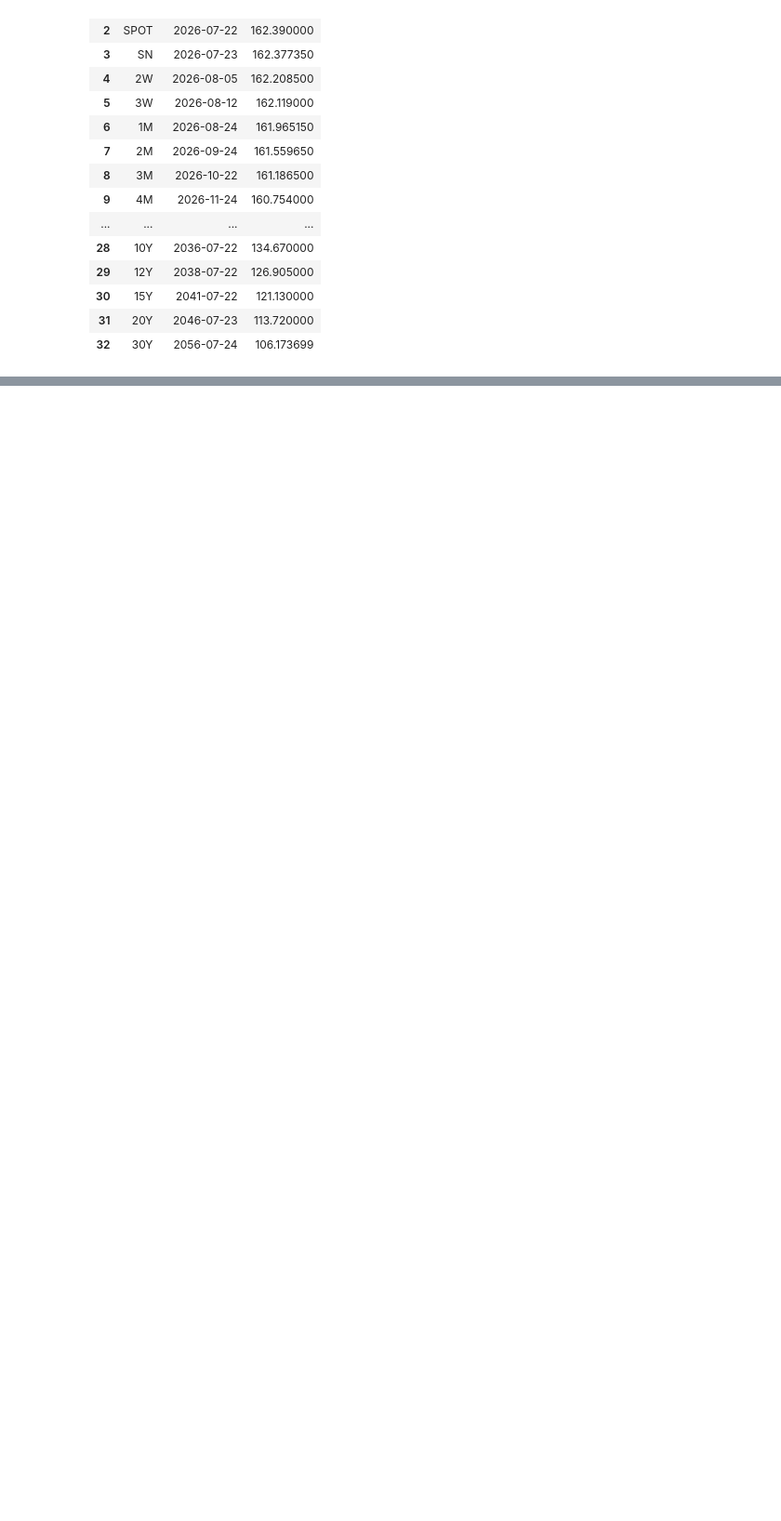
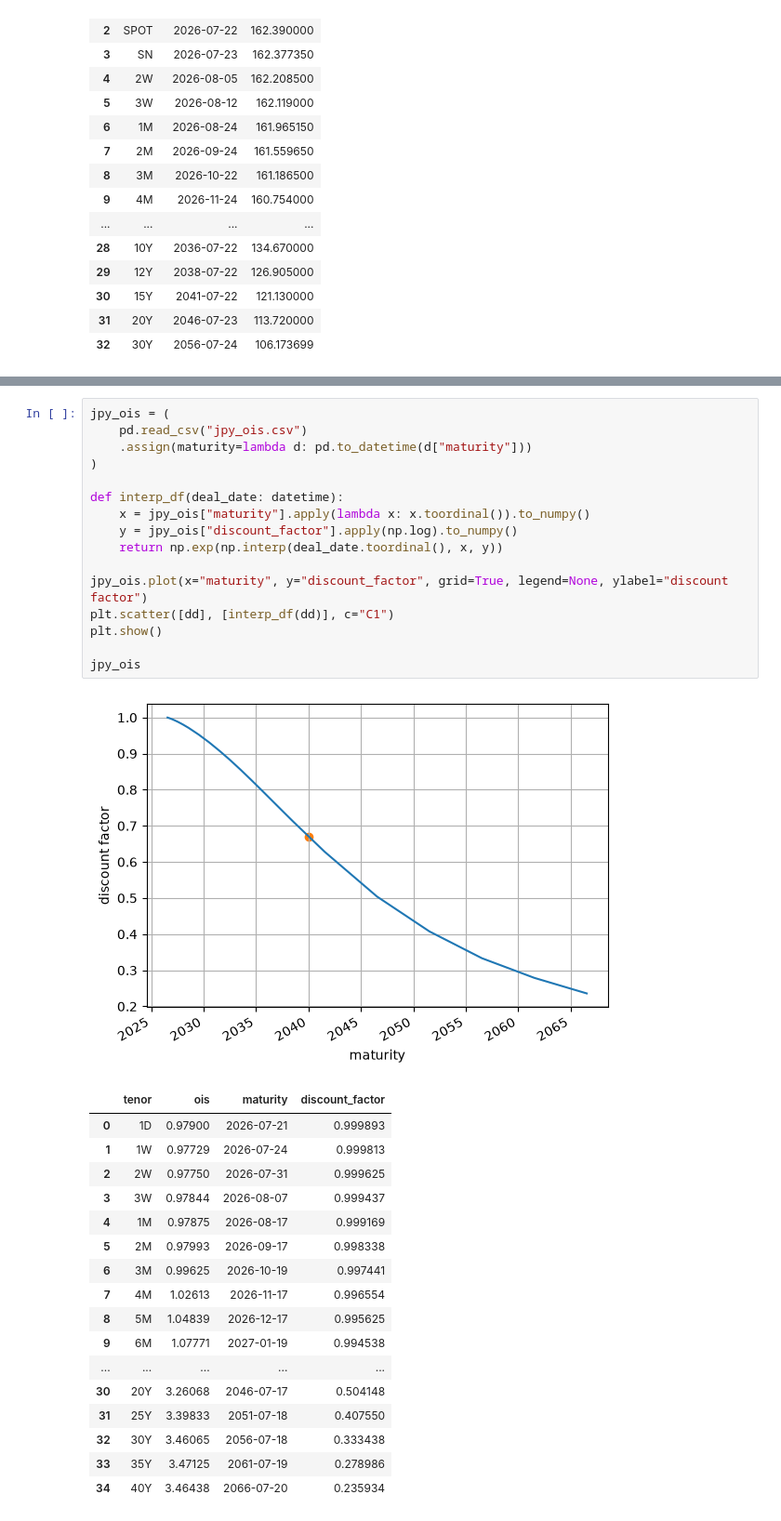
Before and after one commit to niwatoro/pricing, a Jupyter notebook: PRDC.ipynb, the cells around one changed output, grey strips where cells are left out. Shown at 93% size. Drawn from its saved outputs; the diff is of its cells as text; blank space fills up the shorter version.

```diff
--- a/PRDC.ipynb
+++ b/PRDC.ipynb
@@ -64,4 +65,39 @@ plt.scatter([dd], [fwd_rate], c="C1")
 plt.show()
 # %% [output]
 [figure]
+# %%
+jpy_ois = (
+    pd.read_csv("jpy_ois.csv")
+    .assign(maturity=lambda d: pd.to_datetime(d["maturity"]))
+)
+
+def interp_df(deal_date: datetime):
+    x = jpy_ois["maturity"].apply(lambda x: x.toordinal()).to_numpy()
+    y = jpy_ois["discount_factor"].apply(np.log).to_numpy()
+    return np.exp(np.interp(deal_date.toordinal(), x, y))
+
+jpy_ois.plot(x="maturity", y="discount_factor", grid=True, legend=None, ylabel="discount factor")
+plt.scatter([dd], [interp_df(dd)], c="C1")
+plt.show()
+
+jpy_ois
+# %% [output]
+[figure, added]
+|  | tenor | ois | maturity | discount_factor |
+| 0 | 1D | 0.97900 | 2026-07-21 | 0.999893 |
+| 1 | 1W | 0.97729 | 2026-07-24 | 0.999813 |
+| 2 | 2W | 0.97750 | 2026-07-31 | 0.999625 |
+| 3 | 3W | 0.97844 | 2026-08-07 | 0.999437 |
+| 4 | 1M | 0.97875 | 2026-08-17 | 0.999169 |
+| 5 | 2M | 0.97993 | 2026-09-17 | 0.998338 |
+| 6 | 3M | 0.99625 | 2026-10-19 | 0.997441 |
+| 7 | 4M | 1.02613 | 2026-11-17 | 0.996554 |
+| 8 | 5M | 1.04839 | 2026-12-17 | 0.995625 |
+| 9 | 6M | 1.07771 | 2027-01-19 | 0.994538 |
+| ... | ... | ... | ... | ... |
+| 30 | 20Y | 3.26068 | 2046-07-17 | 0.504148 |
+| 31 | 25Y | 3.39833 | 2051-07-18 | 0.407550 |
+| 32 | 30Y | 3.46065 | 2056-07-18 | 0.333438 |
+| 33 | 35Y | 3.47125 | 2061-07-19 | 0.278986 |
+| 34 | 40Y | 3.46438 | 2066-07-20 | 0.235934 |
 # %% [markdown]
```
Also changed, not shown: parts of 4 cells of this notebook, 1 other file.
